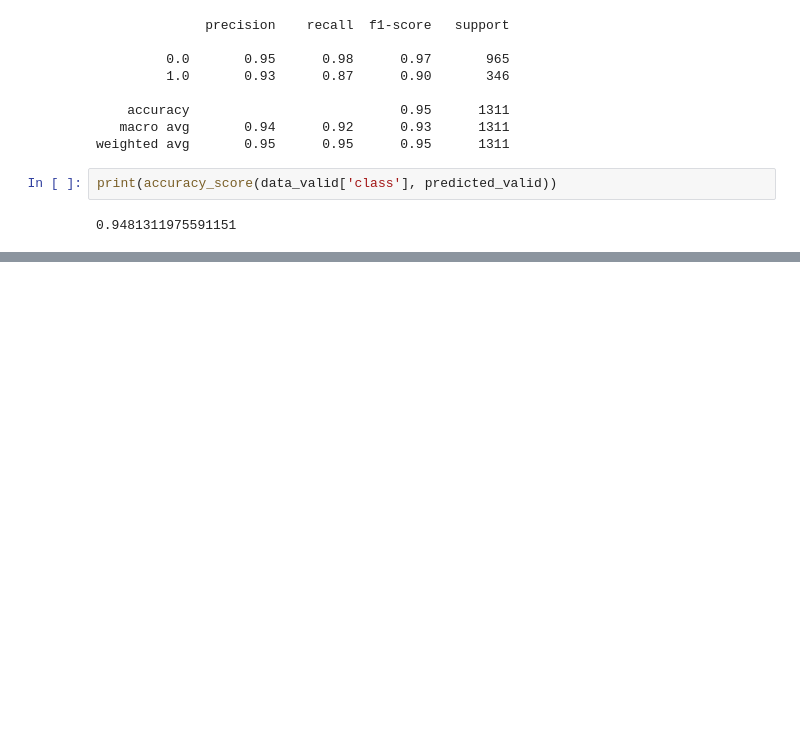
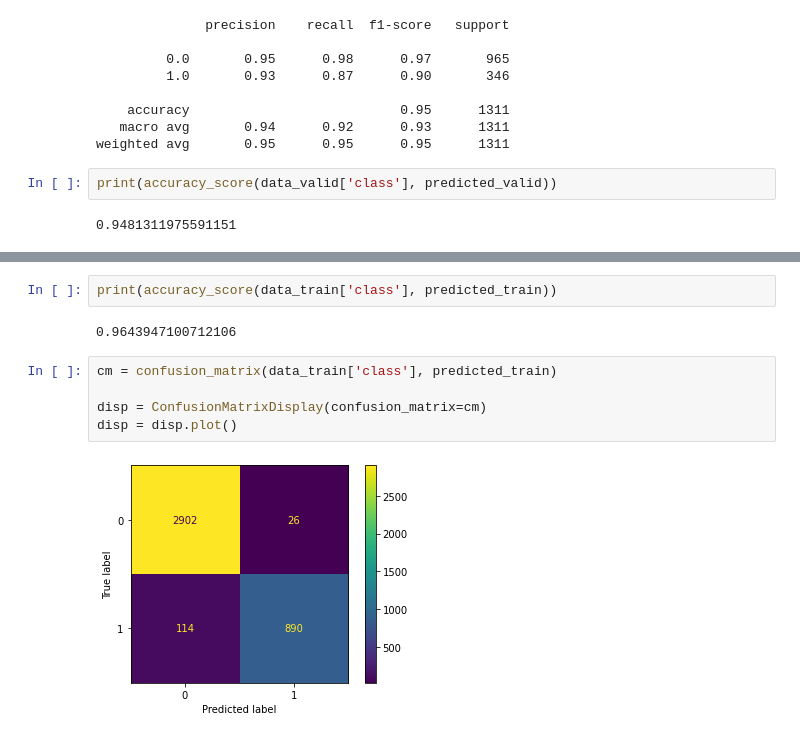
Before and after one commit to ivanvykopal/IAU_Projekt, a Jupyter notebook: Odovzdanie 3- Villant, Vykopal.ipynb, the cells around one changed output, grey strips where cells are left out. Saved outputs shown, nothing was run; the diff lists cells and outputs as text; blank space fills up the shorter version.

```diff
--- a/Odovzdanie 3- Villant, Vykopal.ipynb
+++ b/Odovzdanie 3- Villant, Vykopal.ipynb
@@ -700,0 +962,11 @@ print(accuracy_score(data_valid['class'], predicted_valid))
+# %%
+print(accuracy_score(data_train['class'], predicted_train))
+# %% [output]
+0.9643947100712106
+# %%
+cm = confusion_matrix(data_train['class'], predicted_train)
+
+disp = ConfusionMatrixDisplay(confusion_matrix=cm)
+disp = disp.plot()
+# %% [output]
+[figure, added]
```
Also changed, not shown: parts of 67 cells of this notebook.
